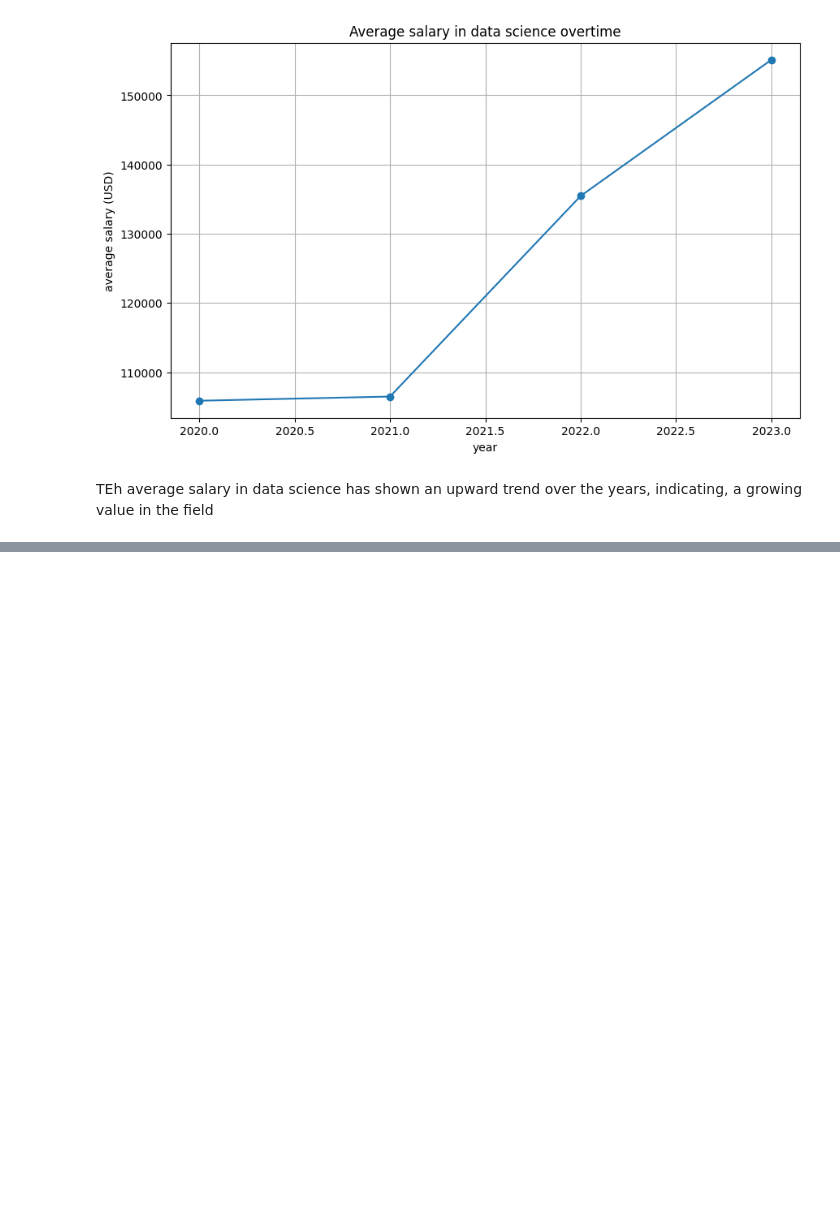
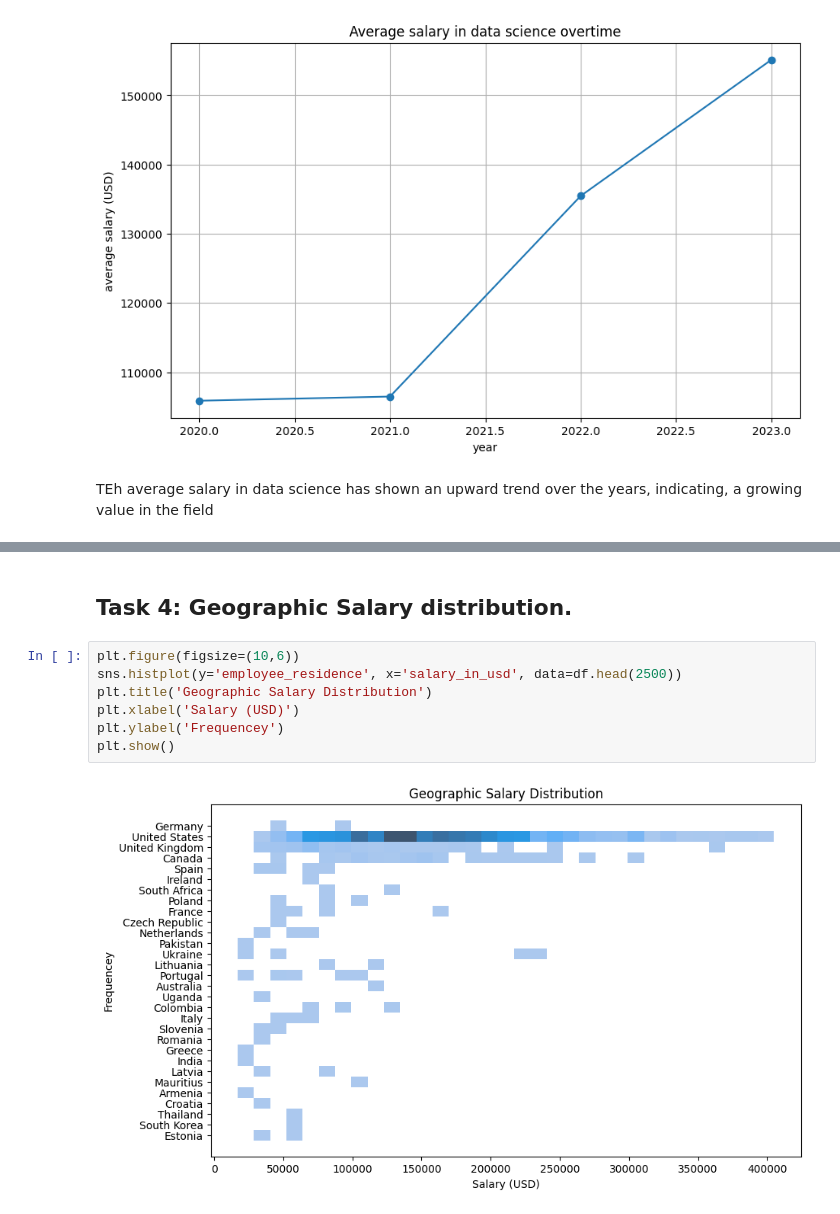
Before and after one commit to dcChilshock/AP-ComputerScience, a Jupyter notebook: prog6280a.ipynb, the cells around one changed output, grey strips where cells are left out. Cells and saved outputs as stored; diff of their text form; blank space fills up the shorter version.

```diff
--- a/prog6280a.ipynb
+++ b/prog6280a.ipynb
@@ -80,0 +109,11 @@ TEh average salary in data science has shown an upward trend over the years, ind
+# %% [markdown]
+## Task 4: Geographic Salary distribution.
+# %%
+plt.figure(figsize=(10,6))
+sns.histplot(y='employee_residence', x='salary_in_usd', data=df.head(2500))
+plt.title('Geographic Salary Distribution')
+plt.xlabel('Salary (USD)')
+plt.ylabel('Frequencey')
+plt.show()
+# %% [output]
+[figure, added]
```
Also changed, not shown: parts of 12 cells of this notebook, 1 other file.
